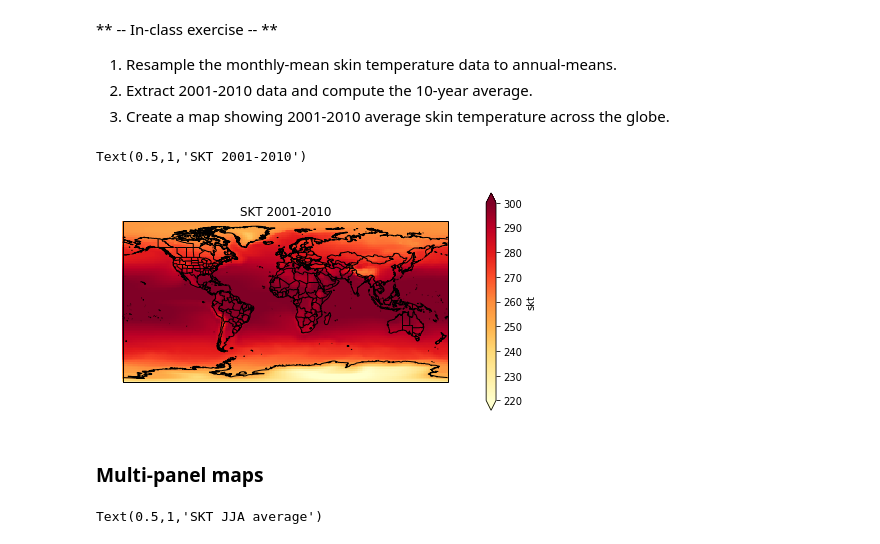
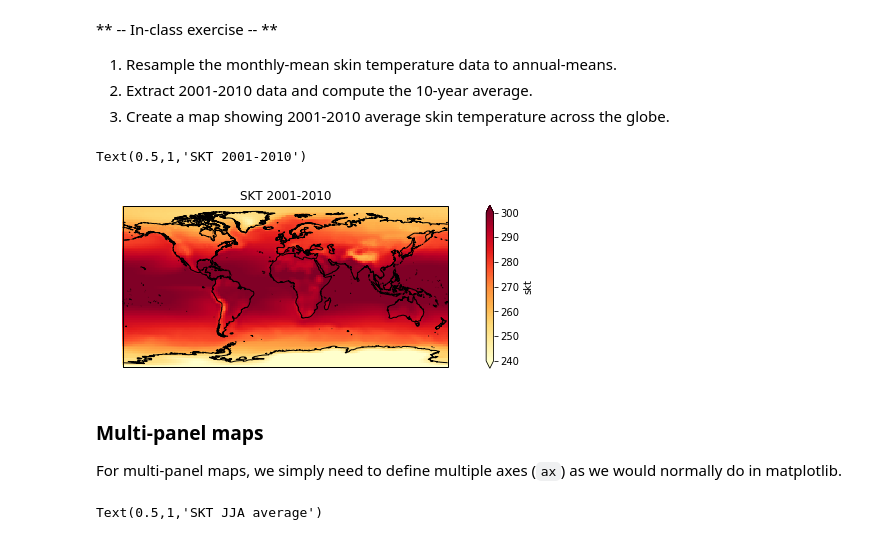
Before and after one commit to neil-berg/AOS51, a Jupyter notebook: AOS51_Fall_2018_#4_KEY.ipynb, the cells around one changed output. Cells and saved outputs as stored; diff of their text form; code cells hidden in the pictures.

Commit message:
multi-panel exercise

```diff
--- a/AOS51_Fall_2018_#4_KEY.ipynb
+++ b/AOS51_Fall_2018_#4_KEY.ipynb
@@ -126,18 +126,21 @@ Text(0.5,1,'SKT colormesh')
 # %%
 skt_2001_2010_avg = skt.resample(time='AS').mean(dim='time').sel(time=slice('2001','2010')).mean(dim='time')
 
-fig = plt.figure(figsize=(8,4))
+fig = plt.figure(figsize=(8,3))
 ax = fig.add_subplot(1,1,1, projection=ccrs.PlateCarree())
 
-skt_2001_2010_avg.plot.pcolormesh(ax=ax, transform=ccrs.PlateCarree(), cmap='YlOrRd', vmin=220, vmax=300)
+# Can use pcolormesh or contourf
+skt_2001_2010_avg.plot.pcolormesh(ax=ax, transform=ccrs.PlateCarree(), cmap='YlOrRd', vmin=240, vmax=300)
 
 ax.coastlines('50m')
-ax.add_feature(states_provinces, edgecolor='black')
-ax.add_feature(cfeature.BORDERS)
+#ax.add_feature(states_provinces, edgecolor='black')
+#ax.add_feature(cfeature.BORDERS)
 ax.set_title('SKT 2001-2010')
 # %% [output]
 Text(0.5,1,'SKT 2001-2010')
-[figure, old version]
+[figure, new version]
-# %% [markdown]
-### Multi-panel maps
+# %% [markdown]
+### Multi-panel maps
+
+For multi-panel maps, we simply need to define multiple axes (`ax`) as we would normally do in matplotlib.
 # %%
```
Also changed, not shown: parts of 6 cells of this notebook.
